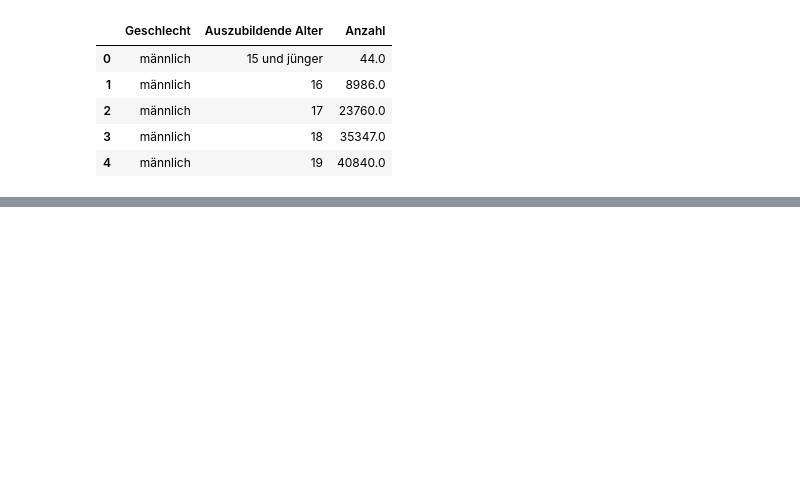
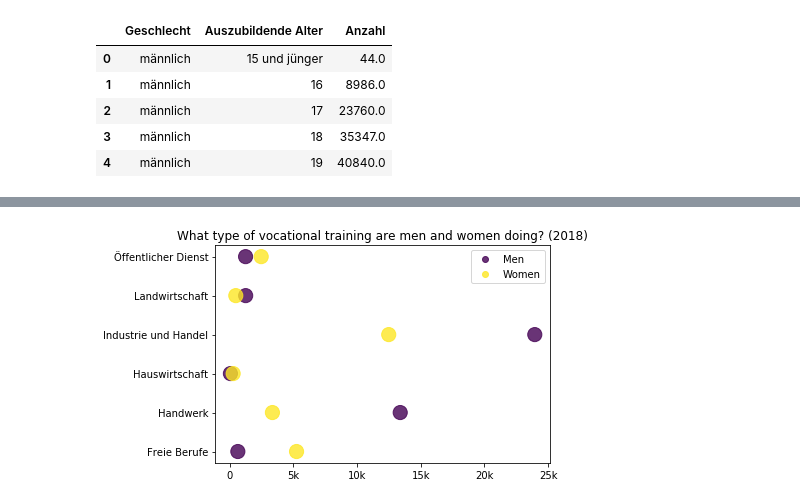
Before and after one commit to looreen/Vocational-training-in-Berlin, a Jupyter notebook: Vocational training in Berlin.ipynb, the cells around one changed output, grey strips where cells are left out. Saved outputs shown, nothing was run; the diff lists cells and outputs as text; code cells hidden in the pictures; blank space fills up the shorter version.

```diff
--- a/Vocational training in Berlin.ipynb
+++ b/Vocational training in Berlin.ipynb
@@ -152,0 +210,20 @@ plt.show()
+# %%
+#voc_training_long=voc_training_long.reset_index()
+area_gender=voc_training_long.loc[voc_training_long['year']==18]
+area_gender=area_gender.groupby(['Ausbildungsbereich', 'Geschlecht'])[['Anzahl']].sum()
+area_gender.head()
+
+area_gender=area_gender.reset_index()
+area_gender.head()
+
+#Unique values in 'Geschlecht'column and their indices on first occurence
+labels, index = np.unique(area_gender["Geschlecht"], return_inverse=True)
+
+fig, ax = plt.subplots()
+sc = ax.scatter(area_gender['Anzahl'], area_gender['Ausbildungsbereich'], marker = 'o', c = index, alpha = 0.8, s=200)
+ax.legend(sc.legend_elements()[0], ['Men', 'Women'])
+plt.xticks([0, 5000, 10000, 15000, 20000, 25000], ('0', '5k', '10k', '15k', '20k', '25k'))
+plt.title('What type of vocational training are men and women doing? (2018)')
+plt.show()
+# %% [output]
+[figure, added]
```
Also changed, not shown: parts of 11 cells of this notebook.
